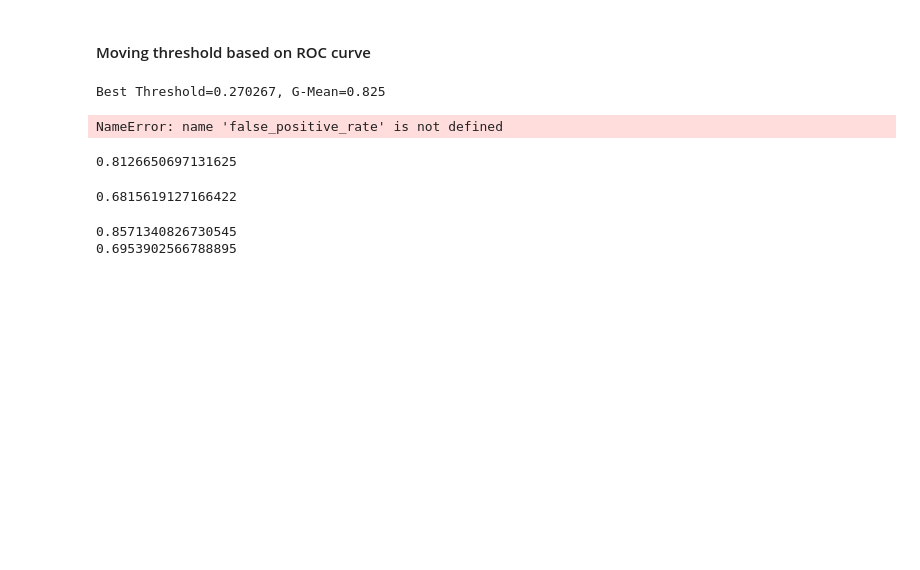
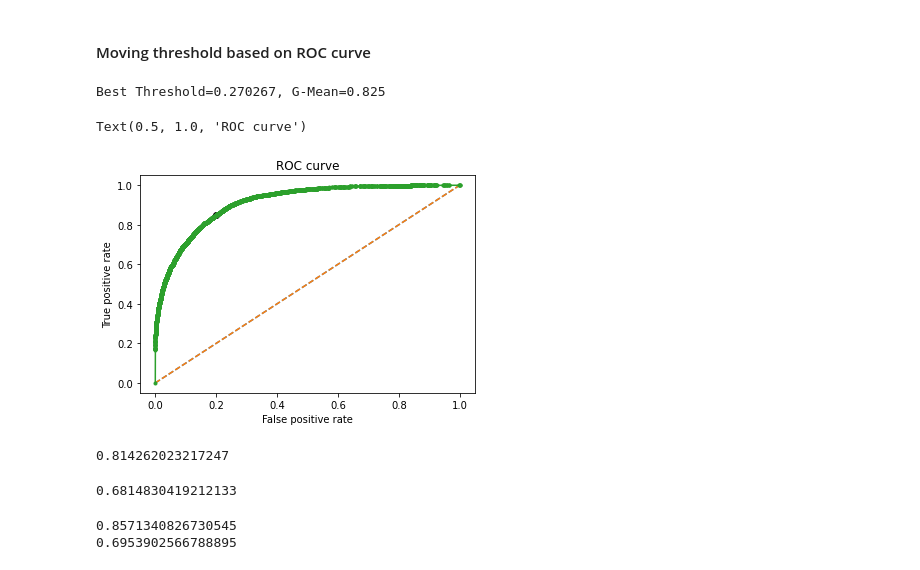
Before and after one commit to EbubekirKocadag/us-income, a Jupyter notebook: Model_training.ipynb, the cells around one changed output. Cells and saved outputs as stored; diff of their text form; code cells hidden in the pictures; blank space fills up the shorter version.

Commit message:
change value name

```diff
--- a/Model_training.ipynb
+++ b/Model_training.ipynb
@@ -244,24 +162,26 @@ Best Threshold=0.270267, G-Mean=0.825
 # %%
 plt.plot([(0,0), (1,1)], linestyle="--", label="No skill")
 plt.plot(false_positive_rate, true_positive_rate, marker=".", label="Random Forest")
-plt.scatter(false_positive_rate[ix], true_positive_rate[ix], marker='o', color='black', label='Best', s=5)
+plt.scatter(false_positive_rate[ix], true_positive_rate[ix], marker='o', color='black', label='Best')
 
 plt.xlabel("False positive rate")
 plt.ylabel("True positive rate")
 
 plt.title("ROC curve")
 # %% [output]
-NameError: name 'false_positive_rate' is not defined
+Text(0.5, 1.0, 'ROC curve')
+[figure, added]
 # %%
-predicted_proba = model_tuned.predict_proba(X_test)
-predicted = (predicted_proba [:,1] >= thresholds[ix]).astype('int')
+predicted_proba_tuned = model_tuned.predict_proba(X_test)
+predicted_tuned = (predicted_proba_tuned [:,1] >= thresholds[ix]).astype('int')
 
-accuracy = accuracy_score(y_test, predicted)
-print(accuracy)
+accuracy_tuned = accuracy_score(y_test, predicted_tuned)
+print(accuracy_tuned)
 # %% [output]
-0.8126650697131625
+0.814262023217247
-# %%
-f1_score(y_test, predicted)
-# %% [output]
-0.6815619127166422
+# %%
+f1_score_tuned = f1_score(y_test, predicted_tuned)
+f1_score_tuned
+# %% [output]
+0.6814830419212133
 # %%
```
Also changed, not shown: parts of 17 cells of this notebook.
